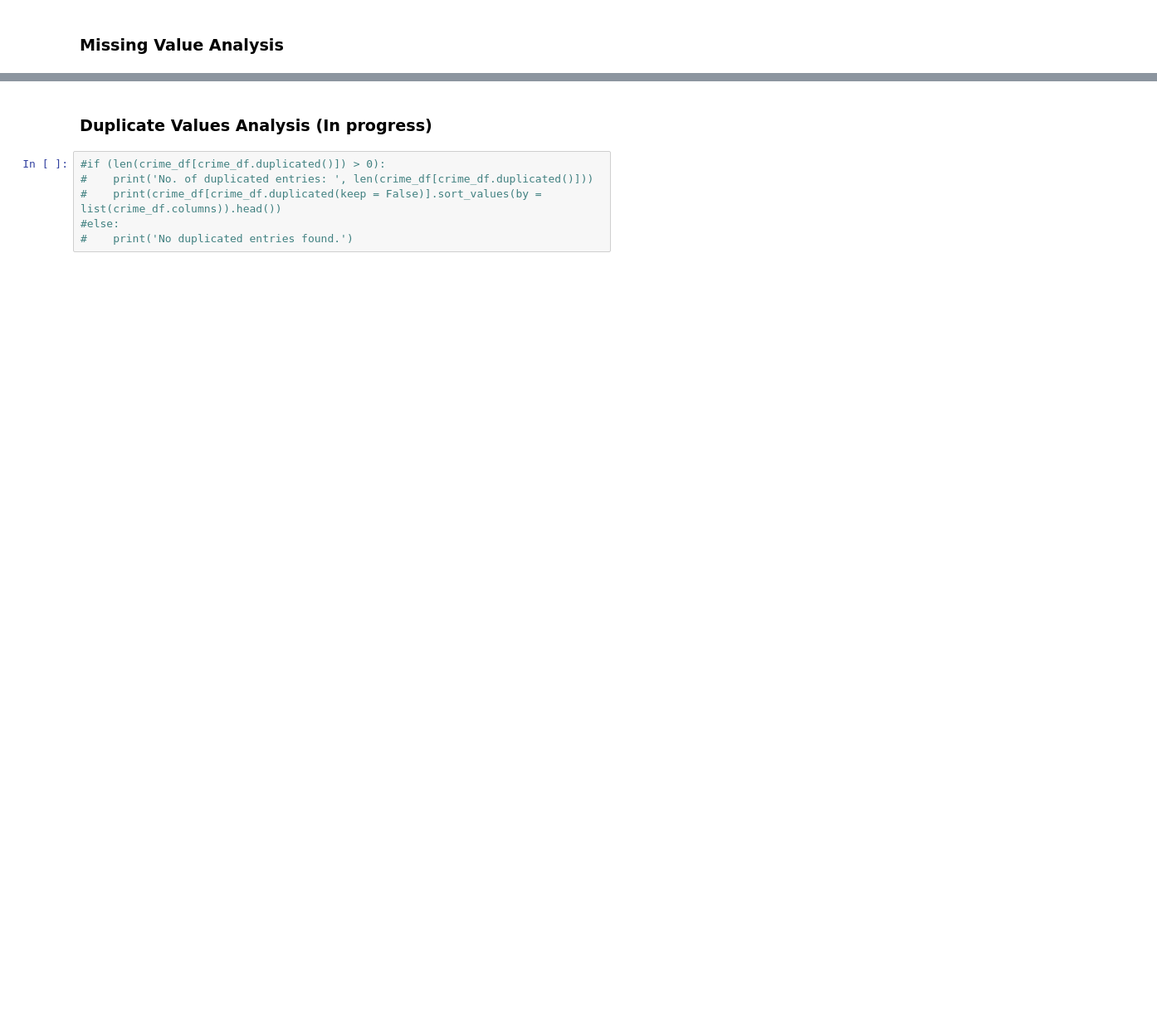
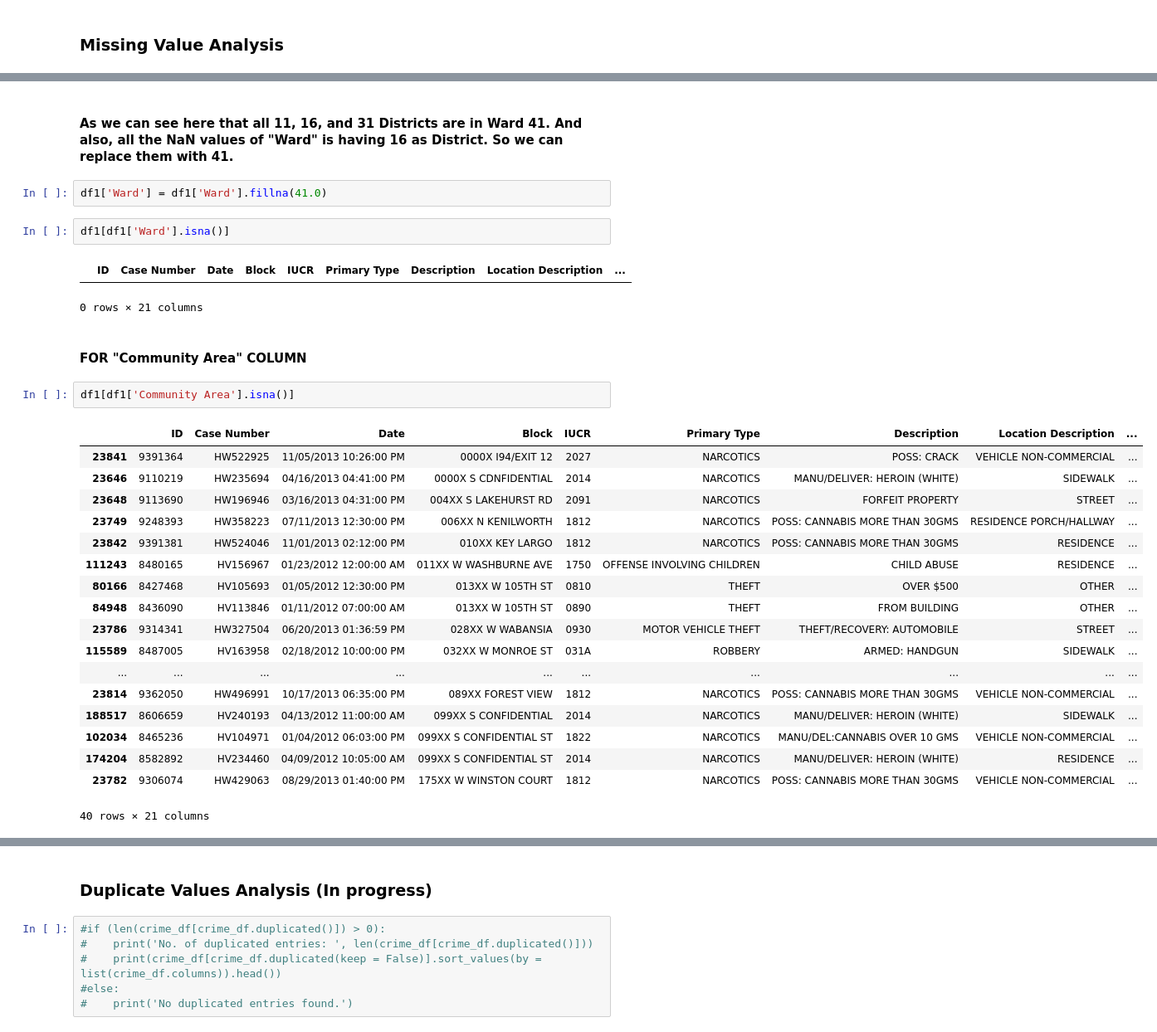
Before and after one commit to IamREX622/Analysis-on-Crimes-in-Chicago-2012-2017-, a Jupyter notebook: Untitled.ipynb, the cells around one changed output, grey strips where cells are left out. Shown at 83% size. Saved outputs shown, nothing was run; the diff lists cells and outputs as text; blank space fills up the shorter version.

```diff
--- a/Untitled.ipynb
+++ b/Untitled.ipynb
@@ -245,0 +488,32 @@ cplot.set_xlabel('Features', font = 'Algerian', fontsize = 20);
+# %% [markdown]
+#### As we can see here that all 11, 16, and 31 Districts are in Ward 41. And also, all the NaN values of "Ward" is having 16 as District. So we can replace them with 41.
+# %%
+df1['Ward'] = df1['Ward'].fillna(41.0)
+# %%
+df1[df1['Ward'].isna()]
+# %% [output]
+|  | ID | Case Number | Date | Block | IUCR | Primary Type | Description | Location Description | ... |
+0 rows × 21 columns
+# %% [markdown]
+#### FOR "Community Area" COLUMN
+# %%
+df1[df1['Community Area'].isna()]
+# %% [output]
+|  | ID | Case Number | Date | Block | IUCR | Primary Type | Description | Location Description | ... |
+| 23841 | 9391364 | HW522925 | 11/05/2013 10:26:00 PM | 0000X I94/EXIT 12 | 2027 | NARCOTICS | POSS: CRACK | VEHICLE NON-COMMERCIAL | ... |
+| 23646 | 9110219 | HW235694 | 04/16/2013 04:41:00 PM | 0000X S CDNFIDENTIAL | 2014 | NARCOTICS | MANU/DELIVER: HEROIN (WHITE) | SIDEWALK | ... |
+| 23648 | 9113690 | HW196946 | 03/16/2013 04:31:00 PM | 004XX S LAKEHURST RD | 2091 | NARCOTICS | FORFEIT PROPERTY | STREET | ... |
+| 23749 | 9248393 | HW358223 | 07/11/2013 12:30:00 PM | 006XX N KENILWORTH | 1812 | NARCOTICS | POSS: CANNABIS MORE THAN 30GMS | RESIDENCE PORCH/HALLWAY | ... |
+| 23842 | 9391381 | HW524046 | 11/01/2013 02:12:00 PM | 010XX KEY LARGO | 1812 | NARCOTICS | POSS: CANNABIS MORE THAN 30GMS | RESIDENCE | ... |
+| 111243 | 8480165 | HV156967 | 01/23/2012 12:00:00 AM | 011XX W WASHBURNE AVE | 1750 | OFFENSE INVOLVING CHILDREN | CHILD ABUSE | RESIDENCE | ... |
+| 80166 | 8427468 | HV105693 | 01/05/2012 12:30:00 PM | 013XX W 105TH ST | 0810 | THEFT | OVER $500 | OTHER | ... |
+| 84948 | 8436090 | HV113846 | 01/11/2012 07:00:00 AM | 013XX W 105TH ST | 0890 | THEFT | FROM BUILDING | OTHER | ... |
+| 23786 | 9314341 | HW327504 | 06/20/2013 01:36:59 PM | 028XX W WABANSIA | 0930 | MOTOR VEHICLE THEFT | THEFT/RECOVERY: AUTOMOBILE | STREET | ... |
+| 115589 | 8487005 | HV163958 | 02/18/2012 10:00:00 PM | 032XX W MONROE ST | 031A | ROBBERY | ARMED: HANDGUN | SIDEWALK | ... |
+| ... | ... | ... | ... | ... | ... | ... | ... | ... | ... |
+| 23814 | 9362050 | HW496991 | 10/17/2013 06:35:00 PM | 089XX FOREST VIEW | 1812 | NARCOTICS | POSS: CANNABIS MORE THAN 30GMS | VEHICLE NON-COMMERCIAL | ... |
+| 188517 | 8606659 | HV240193 | 04/13/2012 11:00:00 AM | 099XX S CONFIDENTIAL | 2014 | NARCOTICS | MANU/DELIVER: HEROIN (WHITE) | SIDEWALK | ... |
+| 102034 | 8465236 | HV104971 | 01/04/2012 06:03:00 PM | 099XX S CONFIDENTIAL ST | 1822 | NARCOTICS | MANU/DEL:CANNABIS OVER 10 GMS | VEHICLE NON-COMMERCIAL | ... |
+| 174204 | 8582892 | HV234460 | 04/09/2012 10:05:00 AM | 099XX S CONFIDENTIAL ST | 2014 | NARCOTICS | MANU/DELIVER: HEROIN (WHITE) | RESIDENCE | ... |
+| 23782 | 9306074 | HW429063 | 08/29/2013 01:40:00 PM | 175XX W WINSTON COURT | 1812 | NARCOTICS | POSS: CANNABIS MORE THAN 30GMS | VEHICLE NON-COMMERCIAL | ... |
+40 rows × 21 columns
```
Also changed, not shown: parts of 68 cells of this notebook.
